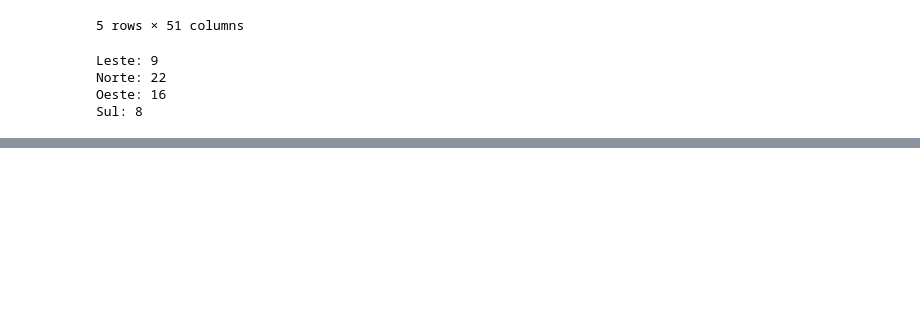
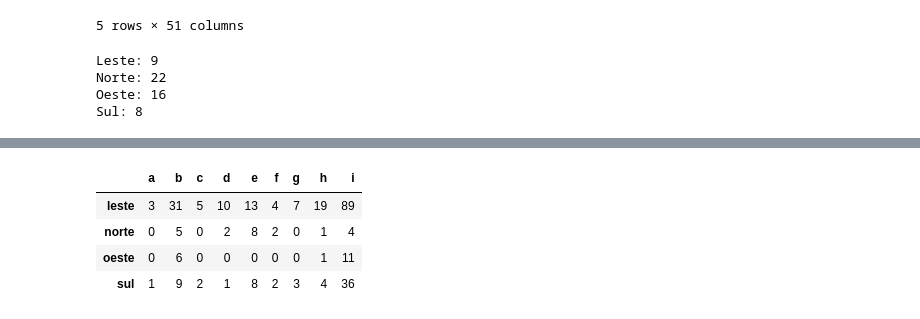
Before and after one commit to lucasebs/IBGE, a Jupyter notebook: CNES.ipynb, the cells around one changed output, grey strips where cells are left out. Drawn from its saved outputs; the diff is of its cells as text; code cells hidden in the pictures; blank space fills up the shorter version.

```diff
--- a/CNES.ipynb
+++ b/CNES.ipynb
@@ -123,0 +158,59 @@ Sul: 8
+# %%
+qtd_leitos_leste = qtd_leitos_oeste = qtd_leitos_sul = qtd_leitos_norte = 0
+
+oferta_i_leste = oferta_i_oeste = oferta_i_sul = oferta_i_norte = 0
+
+columns=['a','b','c','d','e','f','g','h','i']
+index=['leste','norte','oeste','sul']
+
+df_oferta = pd.DataFrame(columns=columns, index=index)
+
+for i in index:
+    for c in columns:
+        df_oferta[c][i] = 0
+
+ofertas = {'a': [1], 'b': [33, 43, 45], 'c': [9], 'd': [6, 10],
+           'e': [68, 65, 41, 77, 78, 79, 80, 81, 82, 89, 91, 92, 93, 94],
+           'f': [47, 73, 87], 'g': [13], 'h': [3, 7],
+           'i': [2, 4, 5, 8, 11, 12, 14, 15, 16, 31, 32, 34, 35, 36, 37, 38,
+                 40, 42, 44, 46, 48, 49, 64, 66, 67, 69, 70, 71, 72, 74, 75,
+                 76, 83, 84, 85, 86, 88, 90, 95]}
+# %%
+for unidade in df_leste['CO_UNIDADE']:
+    df_aux = df_leitos[df_leitos['CO_UNIDADE'] == str(unidade)]
+    qtd_leitos_leste +=  df_aux.QT_SUS.sum()
+
+    for oferta in ofertas.keys():
+        for i in ofertas[oferta]:
+            df_oferta[oferta].leste += df_aux[df_aux['CO_LEITO'] == i ].CO_UNIDADE.count()
+
+for unidade in df_norte['CO_UNIDADE']:
+    df_aux = df_leitos[df_leitos['CO_UNIDADE'] == str(unidade)]
+    qtd_leitos_norte +=  df_aux.QT_SUS.sum()
+
+    for oferta in ofertas.keys():
+        for i in ofertas[oferta]:
+            df_oferta[oferta].norte += df_aux[df_aux['CO_LEITO'] == i ].CO_UNIDADE.count()
+
+for unidade in df_oeste['CO_UNIDADE']:
+    df_aux = df_leitos[df_leitos['CO_UNIDADE'] == str(unidade)]
+    qtd_leitos_oeste +=  df_aux.QT_SUS.sum()
+
+    for oferta in ofertas.keys():
+        for i in ofertas[oferta]:
+            df_oferta[oferta].oeste += df_aux[df_aux['CO_LEITO'] == i ].CO_UNIDADE.count()
+
+for unidade in df_sul['CO_UNIDADE']:
+    df_aux = df_leitos[df_leitos['CO_UNIDADE'] == str(unidade)]
+    qtd_leitos_sul +=  df_aux.QT_SUS.sum()
+
+    for oferta in ofertas.keys():
+        for i in ofertas[oferta]:
+            df_oferta[oferta].sul += df_aux[df_aux['CO_LEITO'] == i ].CO_UNIDADE.count()
+df_oferta
+# %% [output]
+|  | a | b | c | d | e | f | g | h | i |
+| leste | 3 | 31 | 5 | 10 | 13 | 4 | 7 | 19 | 89 |
+| norte | 0 | 5 | 0 | 2 | 8 | 2 | 0 | 1 | 4 |
+| oeste | 0 | 6 | 0 | 0 | 0 | 0 | 0 | 1 | 11 |
+| sul | 1 | 9 | 2 | 1 | 8 | 2 | 3 | 4 | 36 |
```
Also changed, not shown: parts of 10 cells of this notebook.
